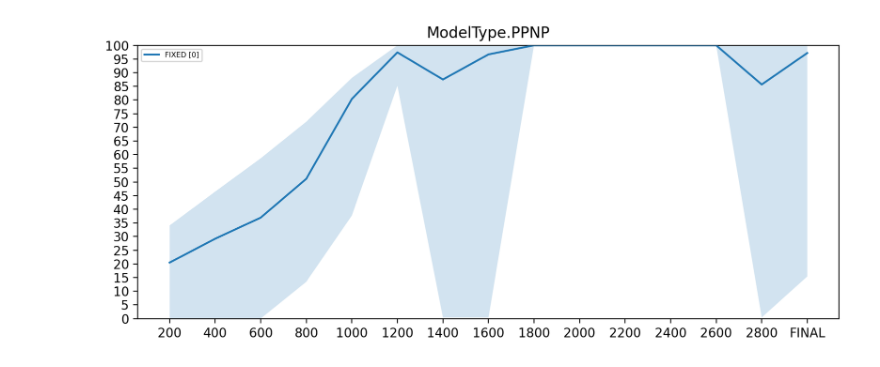
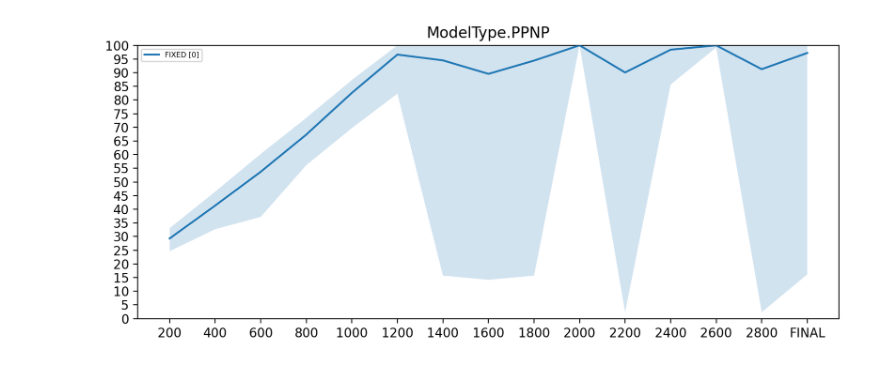
Before and after one commit to antoniooroz/guided-research, a Jupyter notebook: visualizations/active_learning_sbmal.ipynb, the cells around one changed output. Drawn from its saved outputs; the diff is of its cells as text; code cells hidden in the pictures.

```diff
--- a/visualizations/active_learning_sbmal.ipynb
+++ b/visualizations/active_learning_sbmal.ipynb
@@ -6,7 +6,7 @@ import numpy as np
 from math import floor, ceil, sqrt
 
 ############### PARAMS ##################
-tag = "active_learning_sbm_unbalanced_val0_al2.1_v2t"
+tag = "active_learning_sbm_unbalanced_val0_al2.1_v3t"
 only_compare = ['FIXED [0]']
 #########################################
 
@@ -125,31 +125,31 @@ for key, runs in runs_per_model.items():
             'max': run.summary[f"max{SUMMARY_FINAL_ACCURACY}"]*100,
             'min': run.summary[f"min{SUMMARY_FINAL_ACCURACY}"]*100,
             'timestep': 'FINAL',
             'selector': active_learning_selector
         })
 
     sortBy(datapoints)
 
     df = pd.DataFrame(dict(
         x=getColumn(datapoints, 'timestep'),
         y=getColumn(datapoints, 'accuracy'),
         err=getColumn(datapoints, 'deviation'),
         label=getColumn(datapoints, 'selector'),
         minimum=getColumn(datapoints, 'min'),
         maximum=getColumn(datapoints, 'max')))
     groups = df.groupby('label')
 
     fig, ax = plt.subplots(figsize=(10, 4), dpi=200)
     ax.margins(0.05)
     for name, group in groups:
         ax.set_ylim([0.0, 100])
         ax.plot(group.x, group.y, '-', label=name, zorder=10)
         #ax.fill_between(group.x, group.y-group.err, group.y+group.err, label=f"_{name}", alpha=0.2, zorder=0)
         ax.fill_between(group.x, group.minimum, group.maximum, label=f"_{name}", alpha=0.2, zorder=0)
         ax.yaxis.set_ticks(np.arange(0, 105, 5))
 
     ax.legend(fontsize = 'xx-small')
     plt.title(key)
     plt.show()
 # %% [output]
-[figure, old version]
+[figure, new version]
```
Also changed, not shown: 3 other files.
